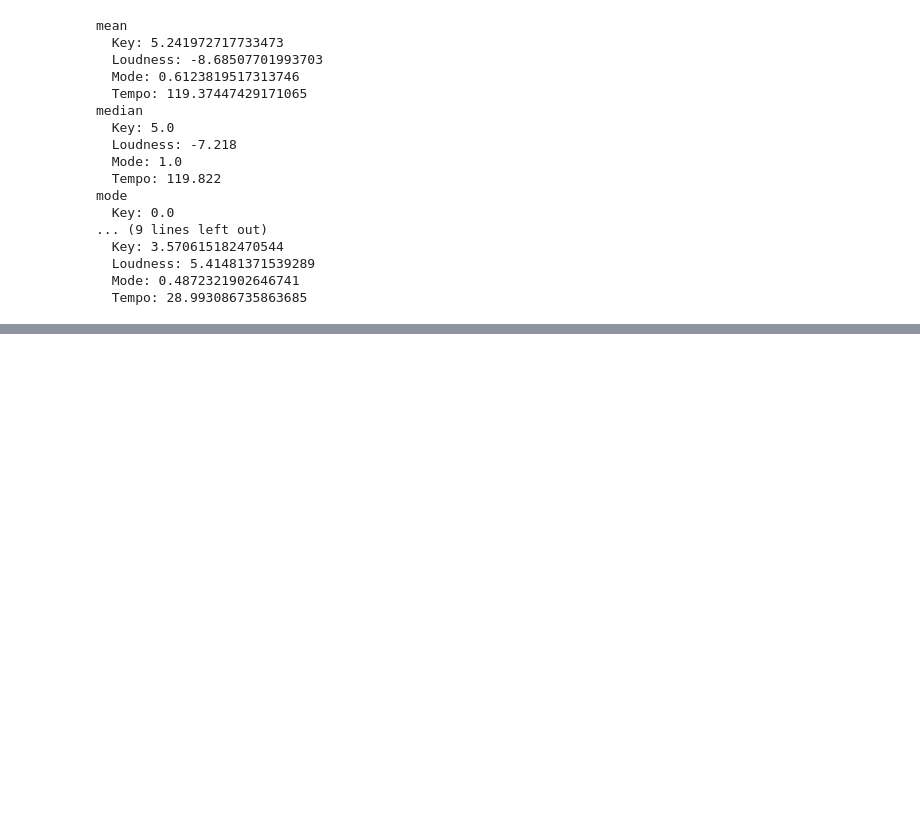
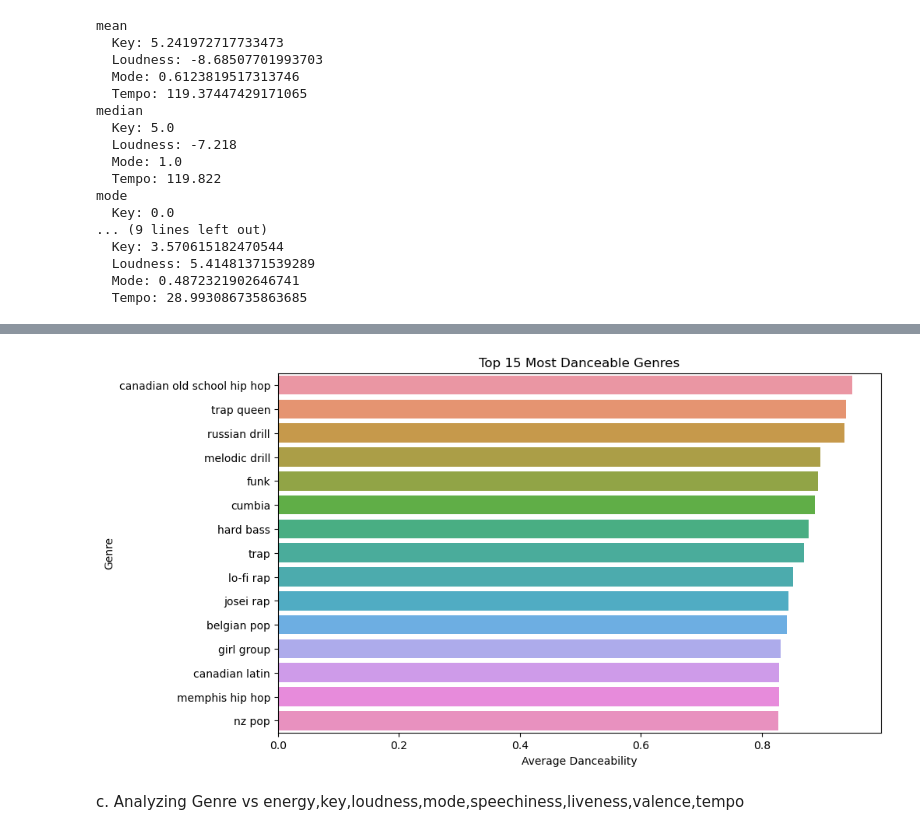
Before and after one commit to George-Mbugua/Music-Analysis, a Jupyter notebook: Music-Analysis.ipynb, the cells around one changed output, grey strips where cells are left out. Saved outputs shown, nothing was run; the diff lists cells and outputs as text; code cells hidden in the pictures; blank space fills up the shorter version.

```diff
--- a/Music-Analysis.ipynb
+++ b/Music-Analysis.ipynb
@@ -563,0 +515,12 @@ plt.show()
+# %%
+# Calculate the average danceability for each genre
+avg_danceability_by_genre = music.groupby('Genre')['Danceability'].mean()
+
+# Select the top 15 most danceable genres
+top_15_avg_danceability_by_genre = avg_danceability_by_genre.sort_values(ascending=False).head(20)
+
+# Create a DataFrame with the results
+results = pd.DataFrame({'Average Danceability': top_15_avg_danceability_by_genre})
+
+# Display the results in a DataFrame
+print(results)
@@ -563,0 +545,11 @@ plt.show()
+# %%
+plt.figure(figsize=(10, 6))
+sns.barplot(x=top_15_avg_danceability_by_genre.values, y=top_15_avg_danceability_by_genre.index, orient='h')
+plt.title('Top 15 Most Danceable Genres')
+plt.xlabel('Average Danceability')
+plt.ylabel('Genre')
+plt.show()
+# %% [output]
+[figure, added]
+# %% [markdown]
+c. Analyzing Genre vs energy,key,loudness,mode,speechiness,liveness,valence,tempo
```
Also changed, not shown: parts of 13 cells of this notebook.
